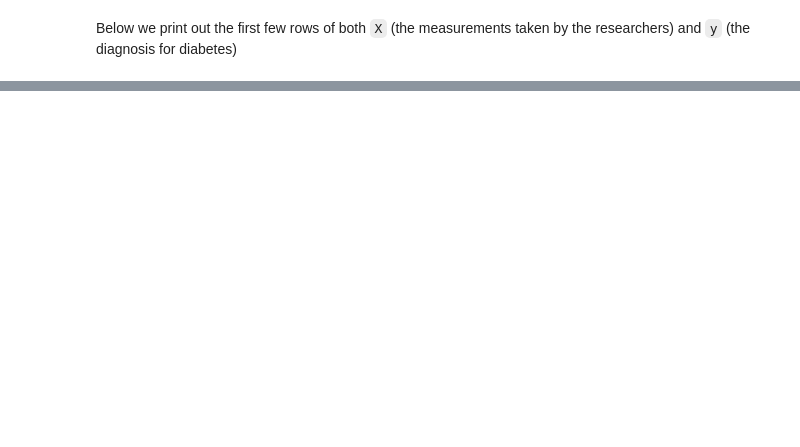
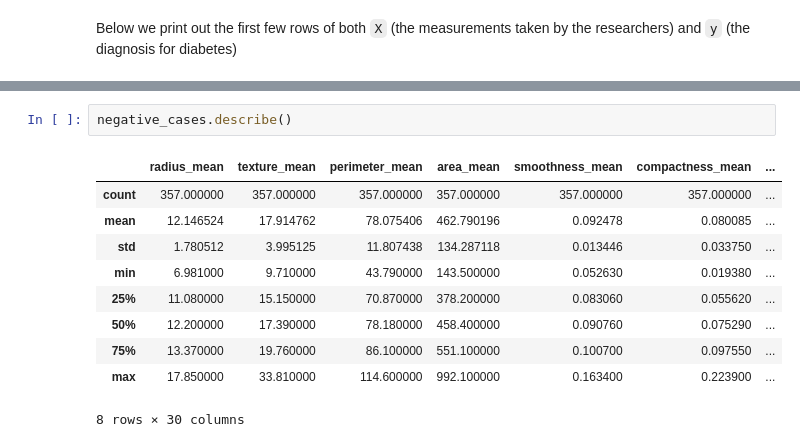
Before and after one commit to CS-Biotech/1-5_Introduction-to-Machine-Learning, a Jupyter notebook: Week 5 Pre-module Exercise.ipynb, the cells around one changed output, grey strips where cells are left out. Saved outputs shown, nothing was run; the diff lists cells and outputs as text; blank space fills up the shorter version.

```diff
--- a/Week 5 Pre-module Exercise.ipynb
+++ b/Week 5 Pre-module Exercise.ipynb
@@ -122,0 +145,13 @@ Your Answer Here
+# %%
+negative_cases.describe()
+# %% [output]
+|  | radius_mean | texture_mean | perimeter_mean | area_mean | smoothness_mean | compactness_mean | ... |
+| count | 357.000000 | 357.000000 | 357.000000 | 357.000000 | 357.000000 | 357.000000 | ... |
+| mean | 12.146524 | 17.914762 | 78.075406 | 462.790196 | 0.092478 | 0.080085 | ... |
+| std | 1.780512 | 3.995125 | 11.807438 | 134.287118 | 0.013446 | 0.033750 | ... |
+| min | 6.981000 | 9.710000 | 43.790000 | 143.500000 | 0.052630 | 0.019380 | ... |
+| 25% | 11.080000 | 15.150000 | 70.870000 | 378.200000 | 0.083060 | 0.055620 | ... |
+| 50% | 12.200000 | 17.390000 | 78.180000 | 458.400000 | 0.090760 | 0.075290 | ... |
+| 75% | 13.370000 | 19.760000 | 86.100000 | 551.100000 | 0.100700 | 0.097550 | ... |
+| max | 17.850000 | 33.810000 | 114.600000 | 992.100000 | 0.163400 | 0.223900 | ... |
+8 rows × 30 columns
```
Also changed, not shown: parts of 37 cells of this notebook, 26 other files.
